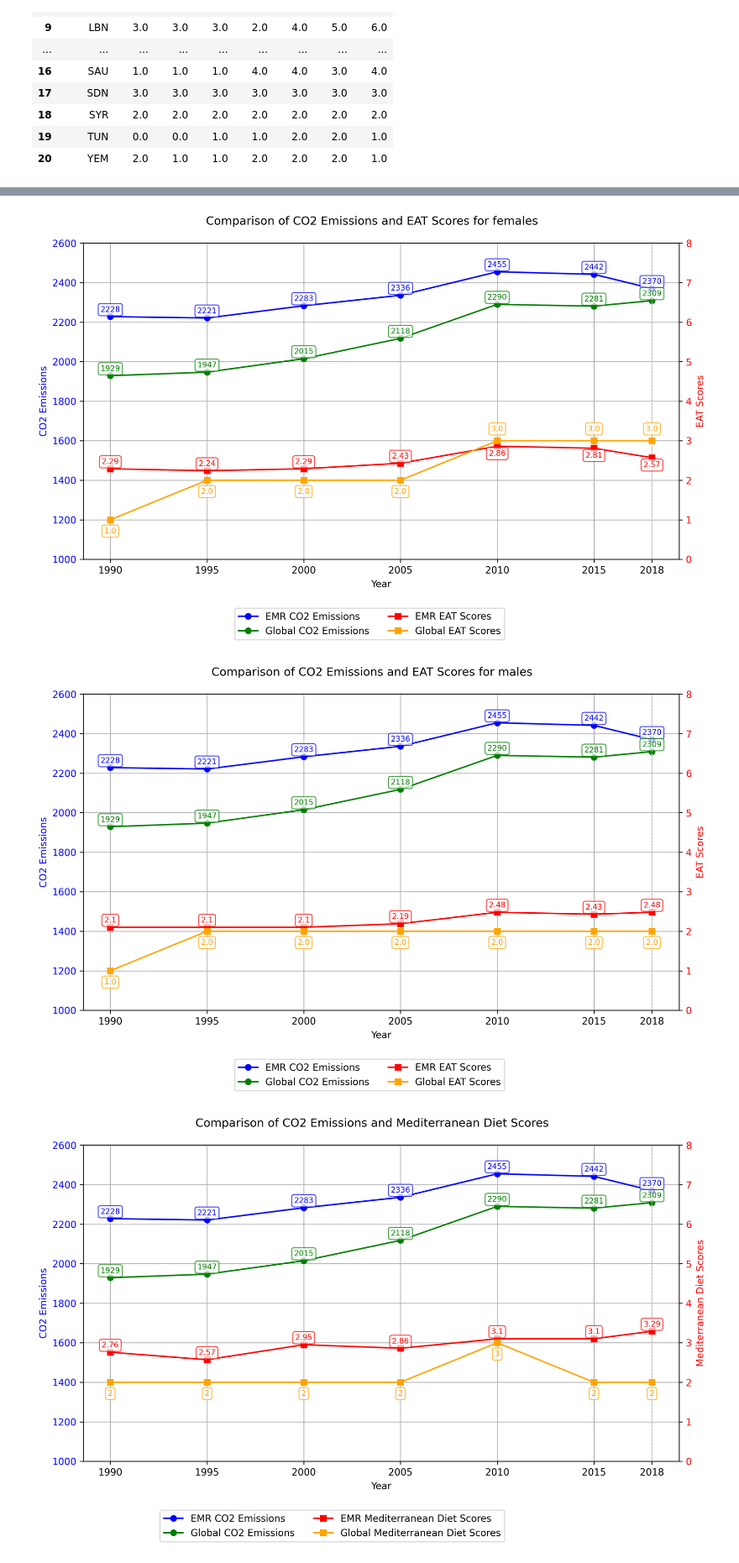
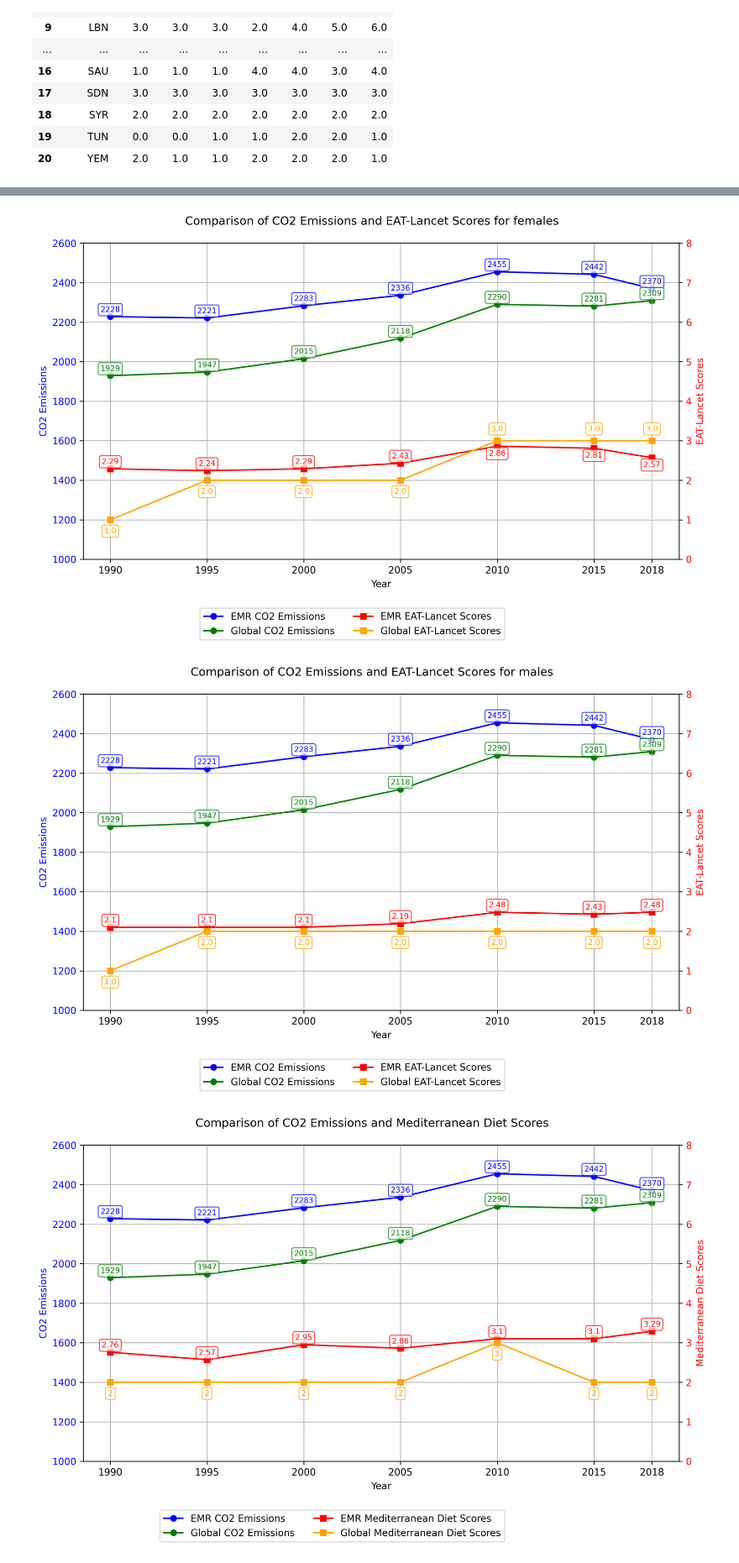
Before and after one commit to iMaatin/climate_change, a Jupyter notebook: vis.ipynb, the cells around one changed output, grey strips where cells are left out. Shown at 84% size. Cells and saved outputs as stored; diff of their text form; code cells hidden in the pictures.

```diff
--- a/vis.ipynb
+++ b/vis.ipynb
@@ -353,18 +353,18 @@ def eat_fix (df):
 # %%
 em_eat_male = pd.read_csv(r'diet_calc\scores\eat\total_males.csv')
 gl_eat_male = pd.read_csv(r'diet_calc\scores\eat_global\total_males.csv')
 gl_eat_male = eat_fix(gl_eat_male)
 
 em_eat_female = pd.read_csv(r'diet_calc\scores\eat\total_females.csv')
 gl_eat_female = pd.read_csv(r'diet_calc\scores\eat_global\total_females.csv')
 gl_eat_female = eat_fix(gl_eat_female)
 
 # Generate the plots for females using eat_plots
-eat_plots(emr_co2, global_co2, em_eat_female, gl_eat_female, 'EAT', 'females')
-eat_plots(emr_co2, global_co2, em_eat_male, gl_eat_male, 'EAT', 'males')
+eat_plots(emr_co2, global_co2, em_eat_female, gl_eat_female, 'EAT-Lancet', 'females')
+eat_plots(emr_co2, global_co2, em_eat_male, gl_eat_male, 'EAT-Lancet', 'males')
 # %% [output]
-[figure, old version]
+[figure, new version]
-[figure, old version]
+[figure, new version]
 # %%
 emr_medit = pd.read_csv(r'diet_calc\scores\medit_new\total_all.csv')
 glo_medit = pd.read_csv(r'diet_calc\scores\medit_new\global\total_all.csv')
```
Also changed, not shown: parts of 3 cells of this notebook, 12 other files.
